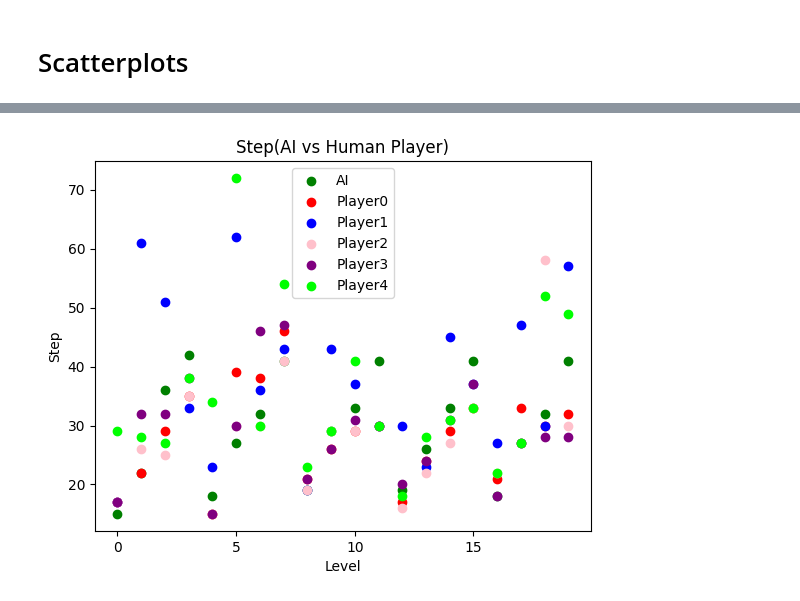
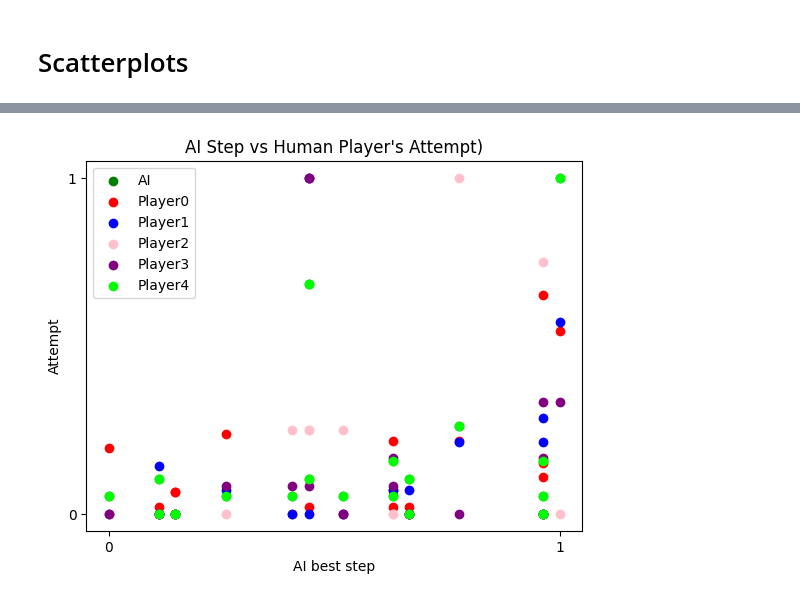
Before and after one commit to LingPeiYu/AaltoThesisDataAnalysis, a Jupyter notebook: AaltoThesisDataAnalysis.ipynb, the cells around one changed output, grey strips where cells are left out. Saved outputs shown, nothing was run; the diff lists cells and outputs as text; code cells hidden in the pictures.

```diff
--- a/AaltoThesisDataAnalysis.ipynb
+++ b/AaltoThesisDataAnalysis.ipynb
@@ -475,8 +542,13 @@ See the caveats in the documentation: https://pandas.pydata.org/pandas-docs/stab
 # %% [markdown]
 ##Predicted Attempt vs Real Attempt
 # %%
-X=LevelData[['AIBestStep','KingCount', 'QueenCount', 'RookCount', 'BishopCount', 'KnightCount', 'PawnCount']]
-X[['AIBestStep']]=AIStScaler.fit_transform(X[['AIBestStep']])
+X=LevelData[['AIBestStep', 'QueenCount', 'RookCount', 'BishopCount', 'KnightCount', 'PawnCount']]
+X['QueenCount']=X['QueenCount']/ChessDecimalScaler
+X['RookCount']=X['RookCount']/ChessDecimalScaler
+X['BishopCount']=X['BishopCount']/ChessDecimalScaler
+X['KnightCount']=X['KnightCount']/ChessDecimalScaler
+X['PawnCount']=X['PawnCount']/ChessDecimalScaler
+X[['AIBestStep']]=X[['AIBestStep']]/AIStDecimalScaler
 X=X.to_numpy()
 poly = PolynomialFeatures(degree=1)
 X_poly = poly.fit_transform(X)
@@ -564,0 +760,20 @@ See the caveats in the documentation: https://pandas.pydata.org/pandas-docs/stab
+# %%
+#xAxis=LevelData['LevelIndex'].to_numpy()
+#print(xAxis)
+
+xAxis=scaler.fit_transform(LevelData[['AIBestStep']])
+plt.scatter(xAxis, y, c=colors[0], label='AI')  # 绘制第一组散点图，并设置颜色
+
+for i in range(0,len(playerData)):
+  playerCode='Player'+str(i)
+  y=PDiffScaler.fit_transform(playerData[i][[playerCode+'PercivedDifficulty']])
+  plt.scatter(xAxis, y, c=colors[i+1], label=playerCode)
+
+# 创建散点图
+plt.locator_params(axis='x', integer=True)
+plt.locator_params(axis='y', integer=True)
+plt.xlabel('AI best step')  # 设置横轴标签
+plt.ylabel('Percived Difficulty')  # 设置纵轴标签
+plt.title('AI Step vs Human Player\'s Percived Difficulty)')  # 设置图标题
+plt.legend()  # 显示图例
+plt.show()  # 显示图形
@@ -565,22 +782,22 @@ See the caveats in the documentation: https://pandas.pydata.org/pandas-docs/stab
 # %%
-xAxis=LevelData['LevelIndex'].to_numpy()
+#xAxis=LevelData['LevelIndex'].to_numpy()
 #print(xAxis)
 
-y=LevelData['AIBestStep'].to_numpy()
+xAxis=scaler.fit_transform(LevelData[['AIBestStep']])
 plt.scatter(xAxis, y, c=colors[0], label='AI')  # 绘制第一组散点图，并设置颜色
 
 for i in range(0,len(playerData)):
   playerCode='Player'+str(i)
-  y=playerData[i][playerCode+'SuccessStep'].to_numpy()
+  y=scaler.fit_transform(playerData[i][[playerCode+'Attempt']])
   plt.scatter(xAxis, y, c=colors[i+1], label=playerCode)
 
 # 创建散点图
 plt.locator_params(axis='x', integer=True)
 plt.locator_params(axis='y', integer=True)
-plt.xlabel('Level')  # 设置横轴标签
-plt.ylabel('Step')  # 设置纵轴标签
-plt.title('Step(AI vs Human Player)')  # 设置图标题
+plt.xlabel('AI best step')  # 设置横轴标签
+plt.ylabel('Attempt')  # 设置纵轴标签
+plt.title('AI Step vs Human Player\'s Attempt)')  # 设置图标题
 plt.legend()  # 显示图例
 plt.show()  # 显示图形
 # %% [output]
-[figure, old version]
+[figure, new version]
```
Also changed, not shown: parts of 31 cells of this notebook.
